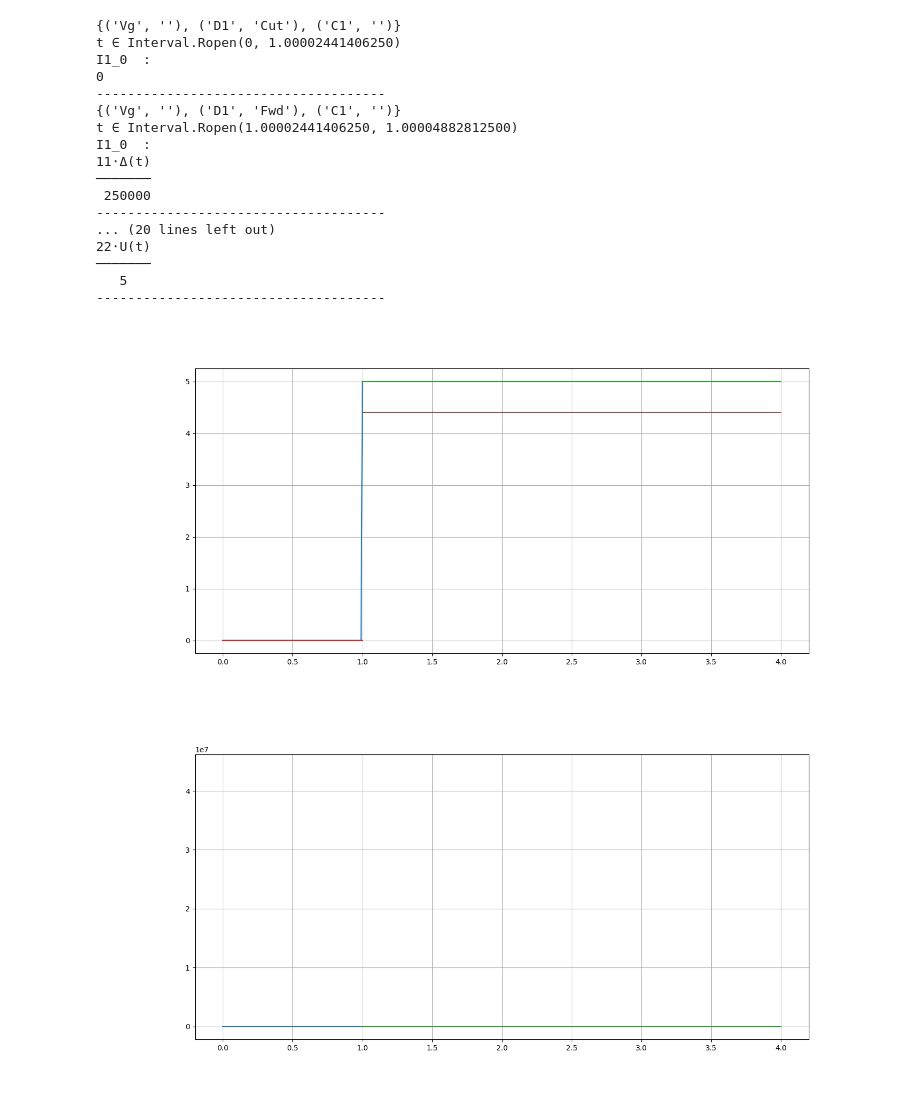
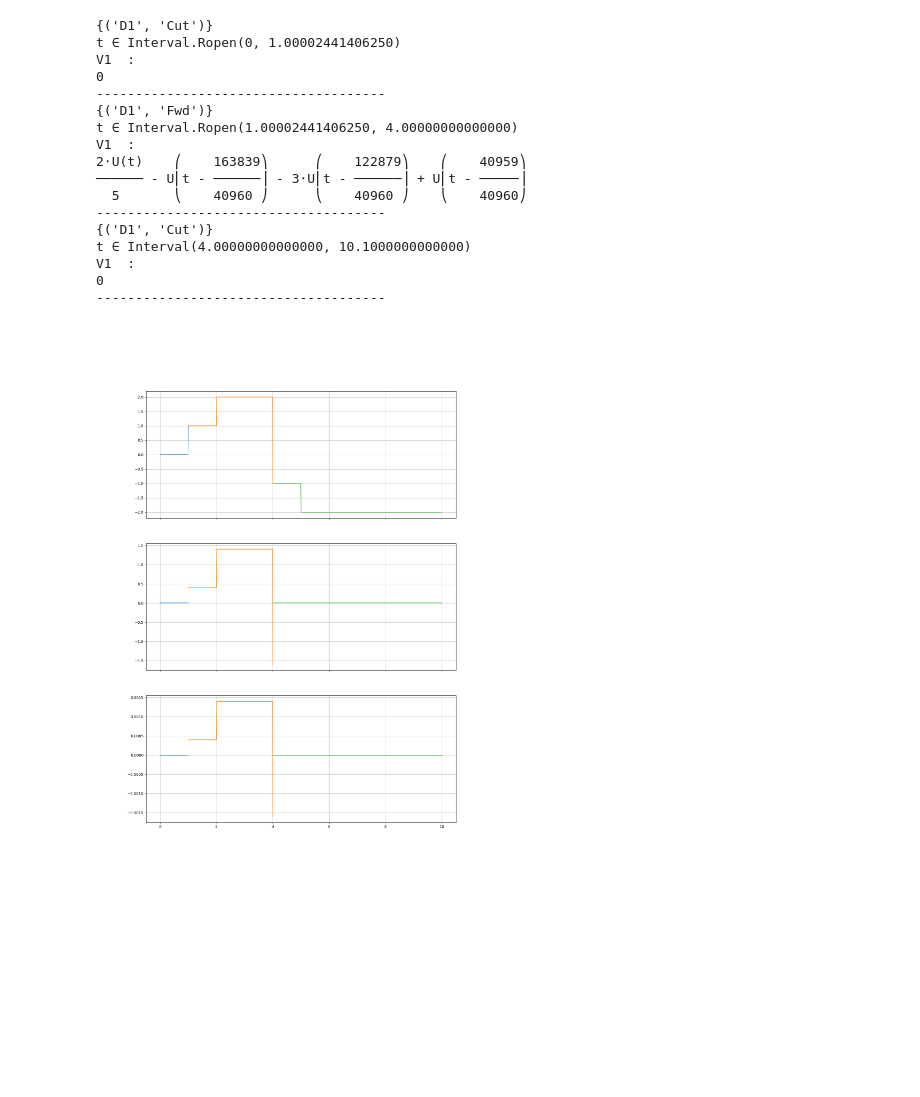
Before and after one commit to Baby1991/Symbolic-Spice, a Jupyter notebook: rectifier.ipynb, the cells around one changed output. Saved outputs shown, nothing was run; the diff lists cells and outputs as text; code cells hidden in the pictures; blank space fills up the shorter version.

```diff
--- a/rectifier.ipynb
+++ b/rectifier.ipynb
@@ -25,5 +36,5 @@ acTest.element(
 Solver.setMain("acTest")
 compiled = Solver.compile()
 # %%
-model = solveLaplace(compiled, 4, 0.1, debugLog = 2)
+simulatorState = solveLaplace(compiled, 10, 0.1, debugLog = 1)
 # %% [output]
@@ -56,51 +68,37 @@ Vc = compiled["nodes"]["V2"]
 # %%
-printModel(model, var=t, measurments={Id})
-printModel(model, var=t, measurments={Vc})
+printModel(model, var=t, measurments={Vout})
 # %% [output]
-{('Vg', ''), ('D1', 'Cut'), ('C1', '')}
+{('D1', 'Cut')}
 t ∈ Interval.Ropen(0, 1.00002441406250)
-I1_0  :
+V1  :
 0
 -------------------------------------
-{('Vg', ''), ('D1', 'Fwd'), ('C1', '')}
-t ∈ Interval.Ropen(1.00002441406250, 1.00004882812500)
-I1_0  :
-11⋅Δ(t)
-───────
- 250000
+{('D1', 'Fwd')}
+t ∈ Interval.Ropen(1.00002441406250, 4.00000000000000)
+V1  :
+2⋅U(t)    ⎛    163839⎞      ⎛    122879⎞    ⎛    40959⎞
+────── - U⎜t - ──────⎟ - 3⋅U⎜t - ──────⎟ + U⎜t - ─────⎟
+  5       ⎝    40960 ⎠      ⎝    40960 ⎠    ⎝    40960⎠
 -------------------------------------
-... (20 lines left out)
-22⋅U(t)
-───────
-   5
+{('D1', 'Cut')}
+t ∈ Interval(4.00000000000000, 10.1000000000000)
+V1  :
+0
 -------------------------------------
-# %%
-measurments =   [
-                    (t0, Vin, "Vin(t)"),
-                    (t0, Vc, "Vc(t)"),
-                ]
-
-fig, ax = plt.subplots(figsize=[15, 7])
-
-plotTranMeasurments(model, 0, 10, 0.01, measurments)
-#plotMeasurments(model, -10, 10, 0.1, measurments)
-#plt.legend(loc="best");
-plt.grid(True);
-plt.show()
-# %% [output]
-[figure, removed]
-# %%
-measurments =   [
-                    (t0, Id, "Id(t)"),
-                    #(Vd, "Vd(t)"),
-                ]
-
-fig, ax = plt.subplots(figsize=[15, 7])
-
-plotTranMeasurments(model, 0, 10, 0.01, measurments)
-#plotMeasurments(model, -10, 10, 0.1, measurments)
-#plt.legend(loc="best");
-plt.grid(True);
-plt.show()
-# %% [output]
-[figure, removed]
+# %%
+fig, axs = plt.subplots(3, figsize=[15, 21], sharex='all')
+
+tmax = 10
+tstep = 1e-2
+
+plotTranMeasurments(model, 0, tmax, tstep, [(t0, Vin, "S(t)"),], axs[0])
+plotTranMeasurments(model, 0, tmax, tstep, [(t0, Iin, "Vout(t)"),], axs[2])
+plotTranMeasurments(model, 0, tmax, tstep, [(t0, Vout, "IL(t)"),], axs[1])
+
+for ax in axs:
+    ax.grid(True)
+    #ax.legend(loc="best")
+
+plt.show()
+# %% [output]
+[figure, added]
```
Also changed, not shown: parts of 6 cells of this notebook, 17 other files.
